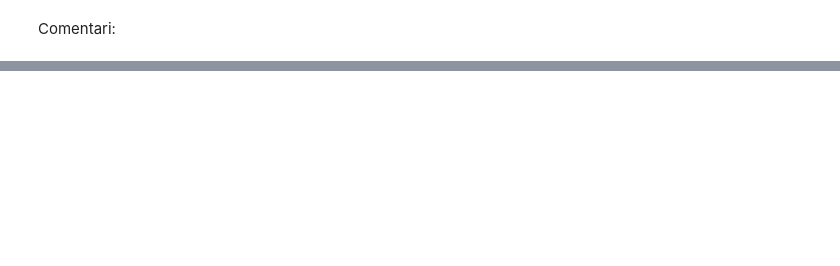
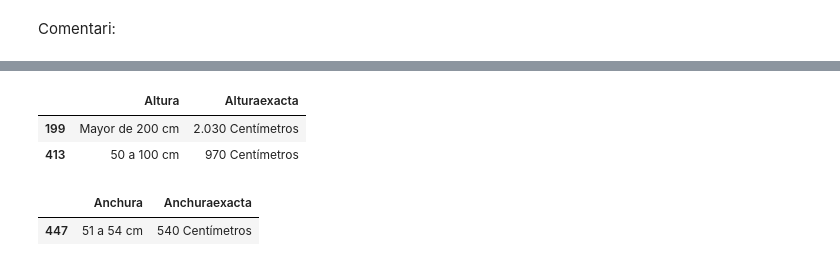
Before and after one commit to afinolUOC/Pra2-cleaning_and_analysis, a Jupyter notebook: Neteja Neveras.ipynb, the cells around one changed output, grey strips where cells are left out. Cells and saved outputs as stored; diff of their text form; code cells hidden in the pictures; blank space fills up the shorter version.

```diff
--- a/Neteja Neveras.ipynb
+++ b/Neteja Neveras.ipynb
@@ -228,5 +220,0 @@ Name: BaldasenRefrigerador, dtype: int64
-# %%
-print(raw_df['price'])
-# canviem el format
-raw_df['price'] = raw_df['price'].str.replace('.', '').str.replace(',', '.').str.replace(' €', '').astype(float)
-print(raw_df['price'])
@@ -250,0 +250,11 @@ Name: price, Length: 488, dtype: float64
+# %%
+raw_df[["Altura", "Alturaexacta"]].loc[selected_df['altura'] >= 970]
+# %% [output]
+|  | Altura | Alturaexacta |
+| 199 | Mayor de 200 cm | 2.030 Centímetros |
+| 413 | 50 a 100 cm | 970 Centímetros |
+# %%
+raw_df[["Anchura", "Anchuraexacta"]].loc[selected_df['anchura'] >= 540]
+# %% [output]
+|  | Anchura | Anchuraexacta |
+| 447 | 51 a 54 cm | 540 Centímetros |
```
Also changed, not shown: parts of 17 cells of this notebook.
